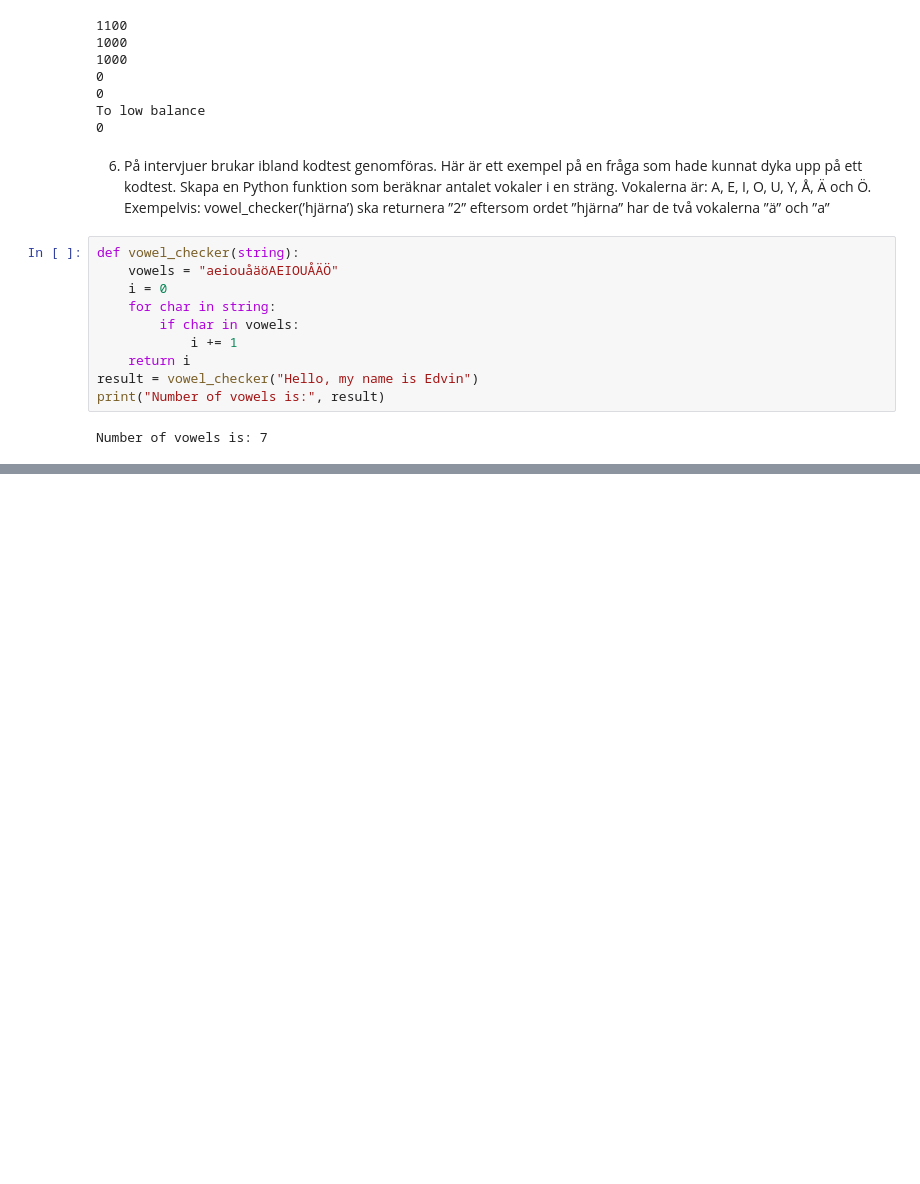
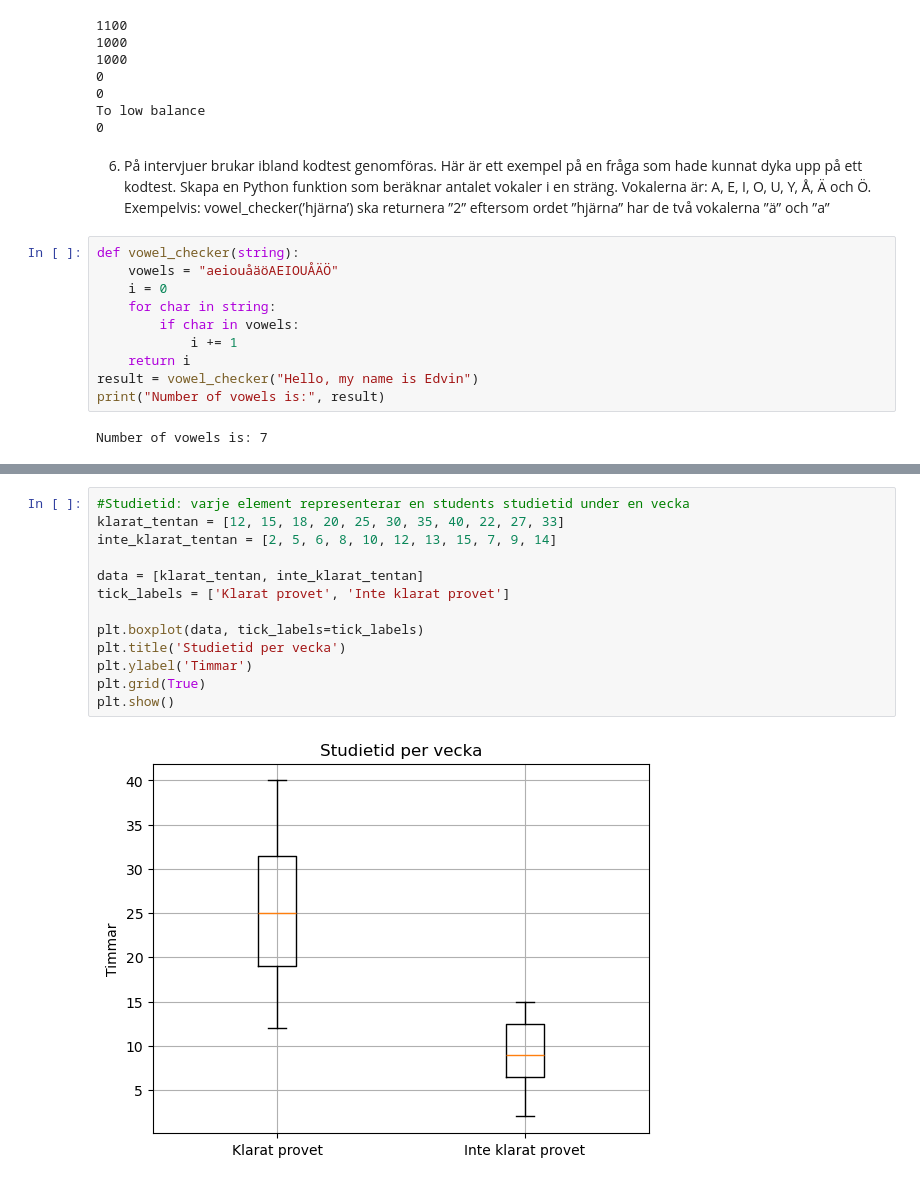
Before and after one commit to edvinrunhellen/knowledge_control_python, a Jupyter notebook: del1.ipynb, the cells around one changed output, grey strips where cells are left out. Saved outputs shown, nothing was run; the diff lists cells and outputs as text; blank space fills up the shorter version.

```diff
--- a/del1.ipynb
+++ b/del1.ipynb
@@ -112,0 +283,15 @@ common_elements([4, ’apple’, 10, ’hi’, 3], ([23 ’apple’, 5, 9, 3]) s
+# %%
+#Studietid: varje element representerar en students studietid under en vecka
+klarat_tentan = [12, 15, 18, 20, 25, 30, 35, 40, 22, 27, 33]
+inte_klarat_tentan = [2, 5, 6, 8, 10, 12, 13, 15, 7, 9, 14]
+
+data = [klarat_tentan, inte_klarat_tentan]
+tick_labels = ['Klarat provet', 'Inte klarat provet']
+
+plt.boxplot(data, tick_labels=tick_labels)
+plt.title('Studietid per vecka')
+plt.ylabel('Timmar')
+plt.grid(True)
+plt.show()
+# %% [output]
+[figure, added]
```
Also changed, not shown: parts of 18 cells of this notebook.
